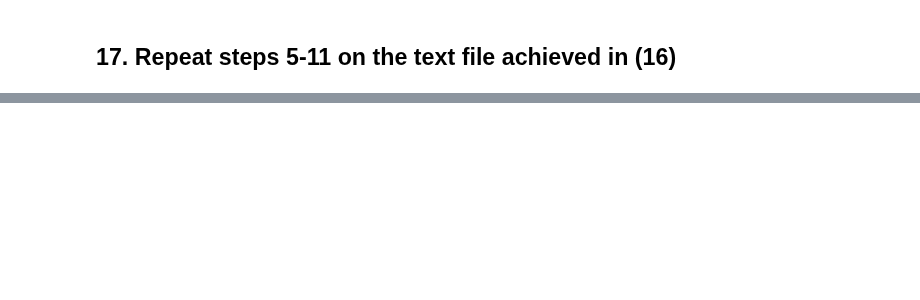
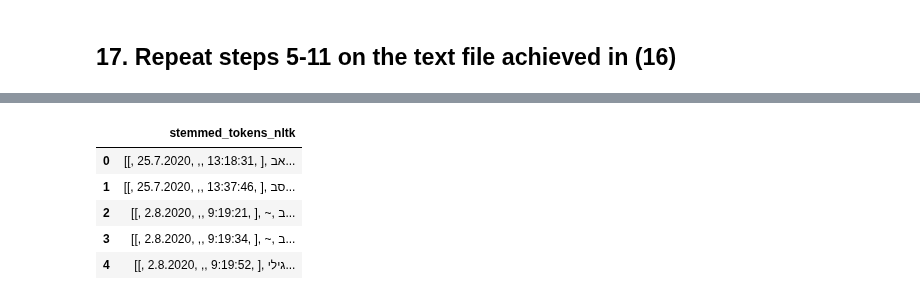
Before and after one commit to vodkolav/DSlab1, a Jupyter notebook: NLP/Assignment1.ipynb, the cells around one changed output, grey strips where cells are left out. Cells and saved outputs as stored; diff of their text form; code cells hidden in the pictures; blank space fills up the shorter version.

```diff
--- a/NLP/Assignment1.ipynb
+++ b/NLP/Assignment1.ipynb
@@ -346,0 +436,20 @@ Michael
+# %%
+from nltk.stem.isri import ISRIStemmer
+
+# Initialize NLTK's ISRIStemmer for Hebrew-like stemming
+stemmer = ISRIStemmer()
+
+# Apply stemming for each token in the lemmatized tokens
+chat['stemmed_tokens_nltk'] = chat['lemmatized_tokens_nltk'].apply(
+    lambda tokens: [stemmer.stem(token) for token in tokens]
+)
+
+# Display stemmed data
+chat[['stemmed_tokens_nltk']].head()
+# %% [output]
+|  | stemmed_tokens_nltk |
+| 0 | [[, 25.7.2020, ,, 13:18:31, ], אב... |
+| 1 | [[, 25.7.2020, ,, 13:37:46, ], סב... |
+| 2 | [[, 2.8.2020, ,, 9:19:21, ], ~, ב... |
+| 3 | [[, 2.8.2020, ,, 9:19:34, ], ~, ב... |
+| 4 | [[, 2.8.2020, ,, 9:19:52, ], גילי... |
```
Also changed, not shown: parts of 12 cells of this notebook.
